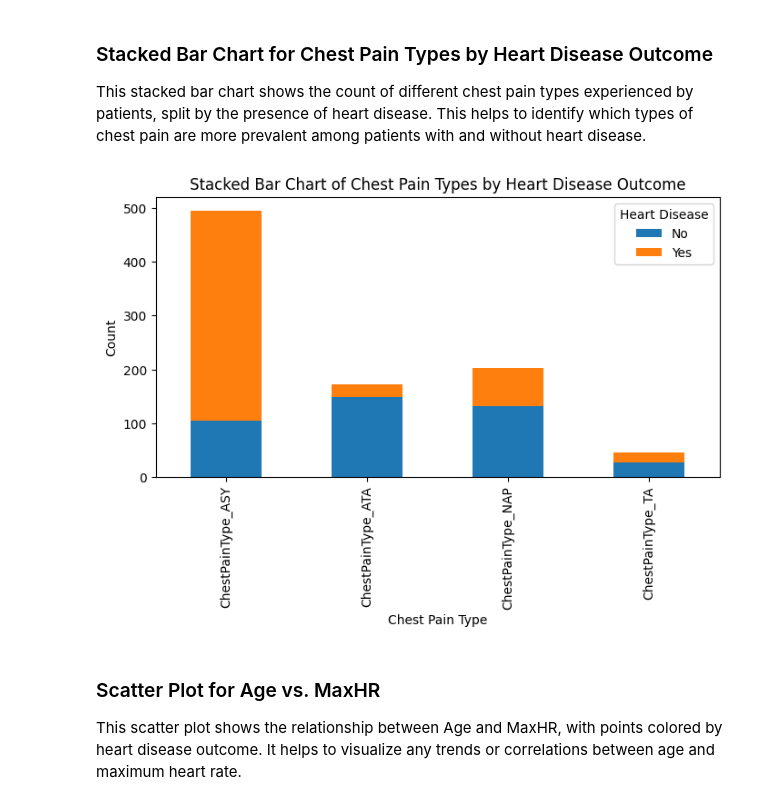
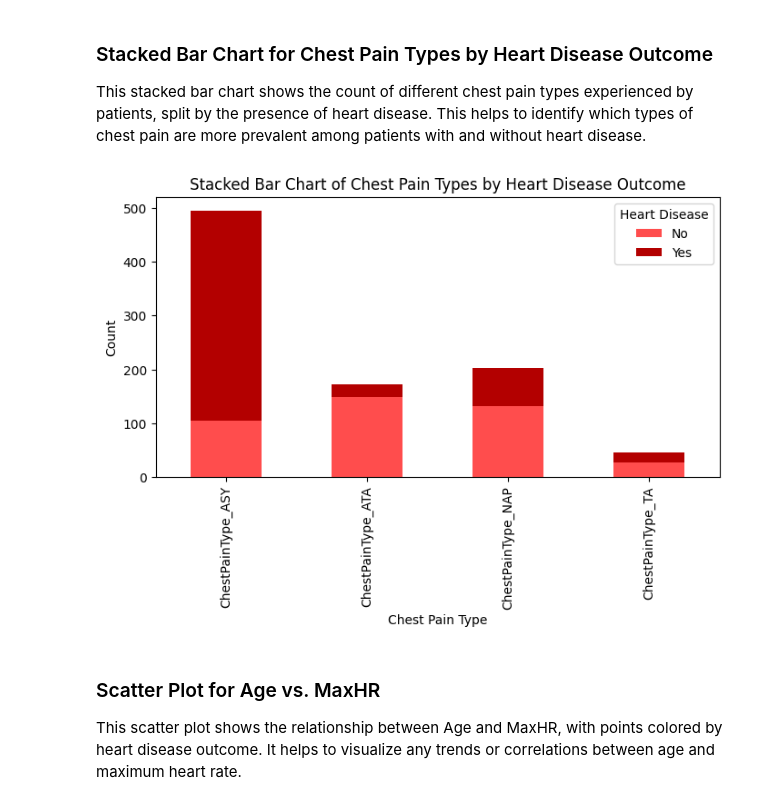
Before and after one commit to syedfaiqueali/CT-562-Machine-Learning, a Jupyter notebook: heart-disease-prediction-using-ann-cnn.ipynb, the cells around one changed output. Cells and saved outputs as stored; diff of their text form; code cells hidden in the pictures.

```diff
--- a/heart-disease-prediction-using-ann-cnn.ipynb
+++ b/heart-disease-prediction-using-ann-cnn.ipynb
@@ -144,19 +156,21 @@ plt.show()
 
 This stacked bar chart shows the count of different chest pain types experienced by patients, split by the presence of heart disease. This helps to identify which types of chest pain are more prevalent among patients with and without heart disease.
 # %%
-# Create a stacked bar chart for Chest Pain Types by Heart Disease Outcome
-chest_pain_types = ['ChestPainType_ASY', 'ChestPainType_ATA', 'ChestPainType_NAP', 'ChestPainType_TA']
+# Define heart-themed colors
+heart_colors = ['#ff4d4d', '#b30000']  # Purple for Heart Disease No, Light Blue for Heart Disease Yes
+
+# Transpose the grouped data for plotting
 heart_disease_outcome = df.groupby('HeartDisease')[chest_pain_types].sum().transpose()
 
 # Plot
-heart_disease_outcome.plot(kind='bar', stacked=True, figsize=(8, 4))
+heart_disease_outcome.plot(kind='bar', stacked=True, figsize=(8, 4), color=heart_colors)
 plt.title('Stacked Bar Chart of Chest Pain Types by Heart Disease Outcome')
 plt.xlabel('Chest Pain Type')
 plt.ylabel('Count')
-plt.legend(title='Heart Disease', labels=['No', 'Yes'])
+plt.legend(title='Heart Disease', labels=['No', 'Yes'], loc='upper right')
 plt.show()
 # %% [output]
-[figure, old version]
+[figure, new version]
 # %% [markdown]
 ### Scatter Plot for Age vs. MaxHR
 
```
Also changed, not shown: parts of 4 cells of this notebook.
